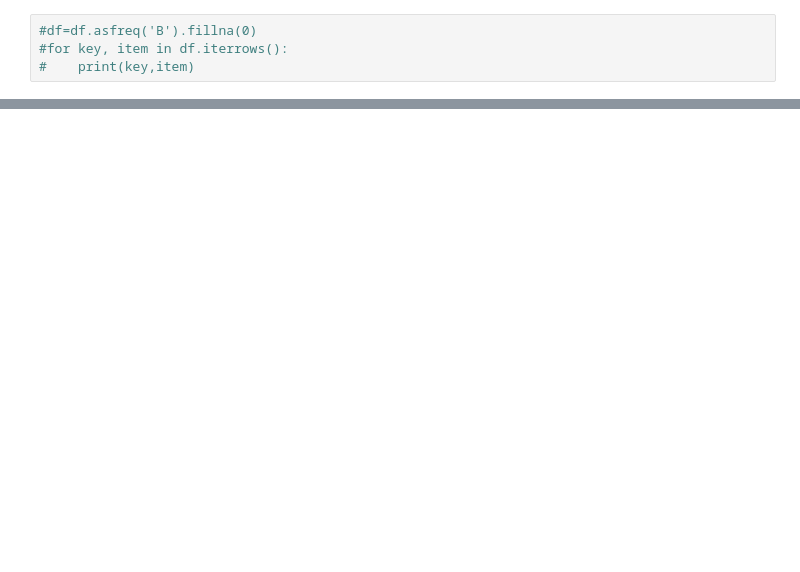
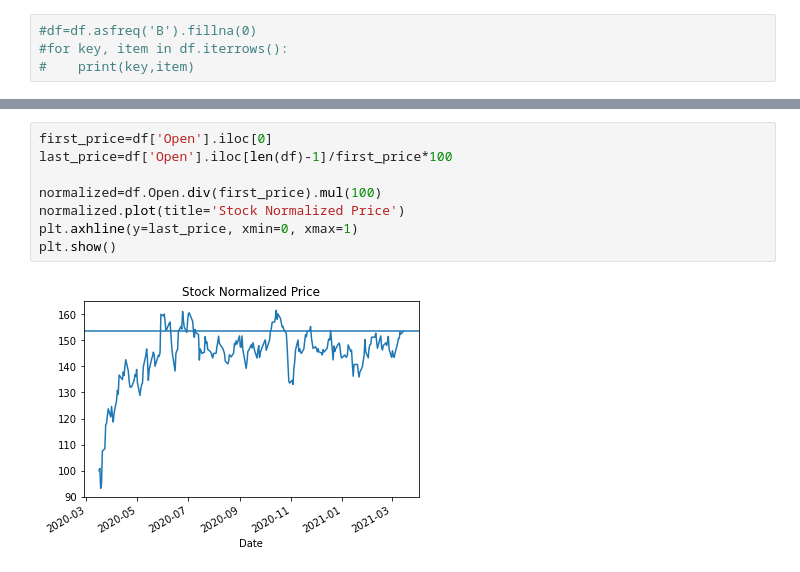
Before and after one commit to Andru-1987/python-deep-learning, a Jupyter notebook: Google timeseries.ipynb, the cells around one changed output, grey strips where cells are left out. Saved outputs shown, nothing was run; the diff lists cells and outputs as text; blank space fills up the shorter version.

```diff
--- a/Google timeseries.ipynb
+++ b/Google timeseries.ipynb
@@ -176,0 +179,10 @@ plt.show()
+# %%
+first_price=df['Open'].iloc[0]
+last_price=df['Open'].iloc[len(df)-1]/first_price*100
+
+normalized=df.Open.div(first_price).mul(100)
+normalized.plot(title='Stock Normalized Price')
+plt.axhline(y=last_price, xmin=0, xmax=1)
+plt.show()
+# %% [output]
+[figure, added]
```
Also changed, not shown: parts of 6 cells of this notebook, 1 other file.
